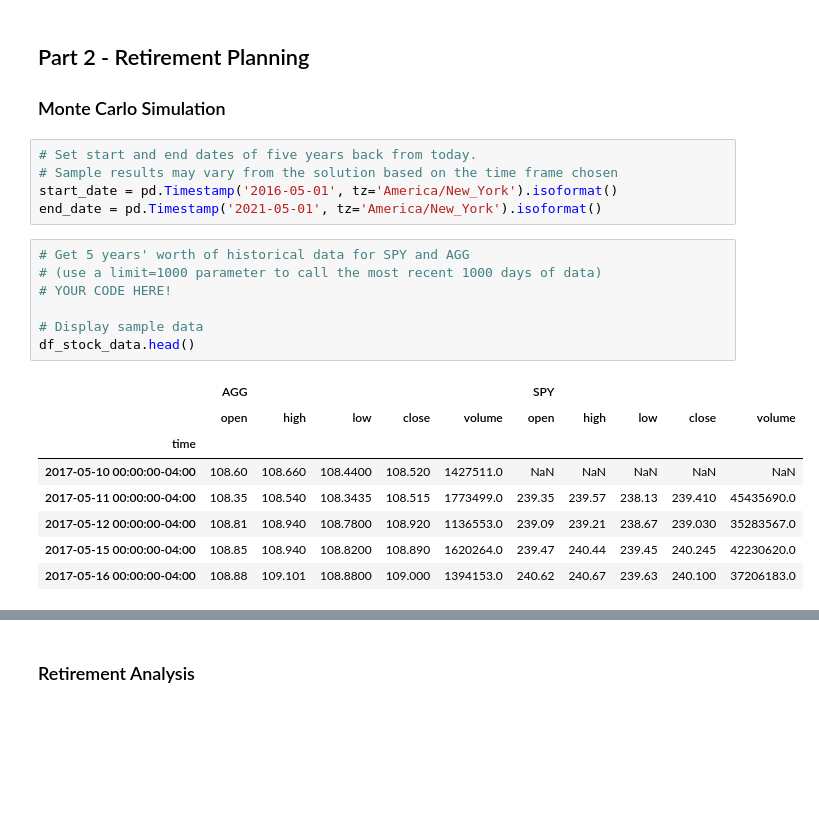
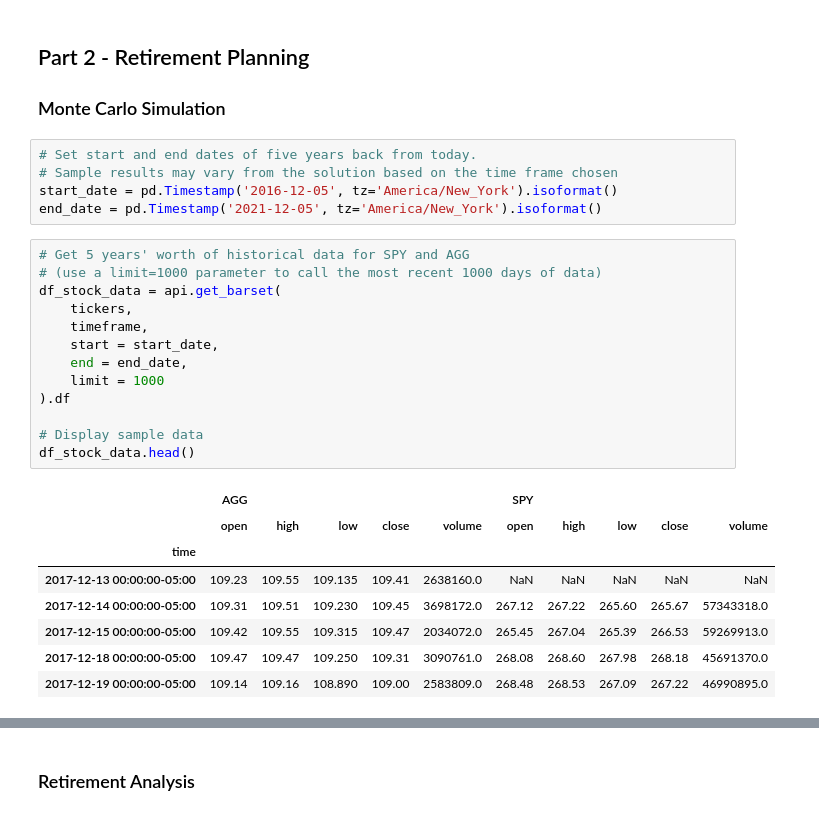
Before and after one commit to Satheeshbm/API_Assignment, a Jupyter notebook: Assignment/Main_assignment.ipynb, the cells around one changed output, grey strips where cells are left out. Drawn from its saved outputs; the diff is of its cells as text; blank space fills up the shorter version.

```diff
--- a/Assignment/Main_assignment.ipynb
+++ b/Assignment/Main_assignment.ipynb
@@ -177,23 +178,29 @@ Congratulations! You have enough money in your emergency fund
 # %%
 # Set start and end dates of five years back from today.
 # Sample results may vary from the solution based on the time frame chosen
-start_date = pd.Timestamp('2016-05-01', tz='America/New_York').isoformat()
-end_date = pd.Timestamp('2021-05-01', tz='America/New_York').isoformat()
+start_date = pd.Timestamp('2016-12-05', tz='America/New_York').isoformat()
+end_date = pd.Timestamp('2021-12-05', tz='America/New_York').isoformat()
 # %%
 # Get 5 years' worth of historical data for SPY and AGG
 # (use a limit=1000 parameter to call the most recent 1000 days of data)
-# YOUR CODE HERE!
+df_stock_data = api.get_barset(
+    tickers,
+    timeframe,
+    start = start_date,
+    end = end_date,
+    limit = 1000
+).df
 
 # Display sample data
 df_stock_data.head()
 # %% [output]
 |  | AGG |  |  |  |  | SPY |  |  |  |  |
 |  | open | high | low | close | volume | open | high | low | close | volume |
 | time |  |  |  |  |  |  |  |  |  |  |
-| 2017-05-10 00:00:00-04:00 | 108.60 | 108.660 | 108.4400 | 108.520 | 1427511.0 | NaN | NaN | NaN | NaN | NaN |
-| 2017-05-11 00:00:00-04:00 | 108.35 | 108.540 | 108.3435 | 108.515 | 1773499.0 | 239.35 | 239.57 | 238.13 | 239.410 | 45435690.0 |
-| 2017-05-12 00:00:00-04:00 | 108.81 | 108.940 | 108.7800 | 108.920 | 1136553.0 | 239.09 | 239.21 | 238.67 | 239.030 | 35283567.0 |
-| 2017-05-15 00:00:00-04:00 | 108.85 | 108.940 | 108.8200 | 108.890 | 1620264.0 | 239.47 | 240.44 | 239.45 | 240.245 | 42230620.0 |
-| 2017-05-16 00:00:00-04:00 | 108.88 | 109.101 | 108.8800 | 109.000 | 1394153.0 | 240.62 | 240.67 | 239.63 | 240.100 | 37206183.0 |
+| 2017-12-13 00:00:00-05:00 | 109.23 | 109.55 | 109.135 | 109.41 | 2638160.0 | NaN | NaN | NaN | NaN | NaN |
+| 2017-12-14 00:00:00-05:00 | 109.31 | 109.51 | 109.230 | 109.45 | 3698172.0 | 267.12 | 267.22 | 265.60 | 265.67 | 57343318.0 |
+| 2017-12-15 00:00:00-05:00 | 109.42 | 109.55 | 109.315 | 109.47 | 2034072.0 | 265.45 | 267.04 | 265.39 | 266.53 | 59269913.0 |
+| 2017-12-18 00:00:00-05:00 | 109.47 | 109.47 | 109.250 | 109.31 | 3090761.0 | 268.08 | 268.60 | 267.98 | 268.18 | 45691370.0 |
+| 2017-12-19 00:00:00-05:00 | 109.14 | 109.16 | 108.890 | 109.00 | 2583809.0 | 268.48 | 268.53 | 267.09 | 267.22 | 46990895.0 |
 # %%
 # Configuring a Monte Carlo simulation to forecast 30 years cumulative returns
```
Also changed, not shown: parts of 13 cells of this notebook, 3 other files.
